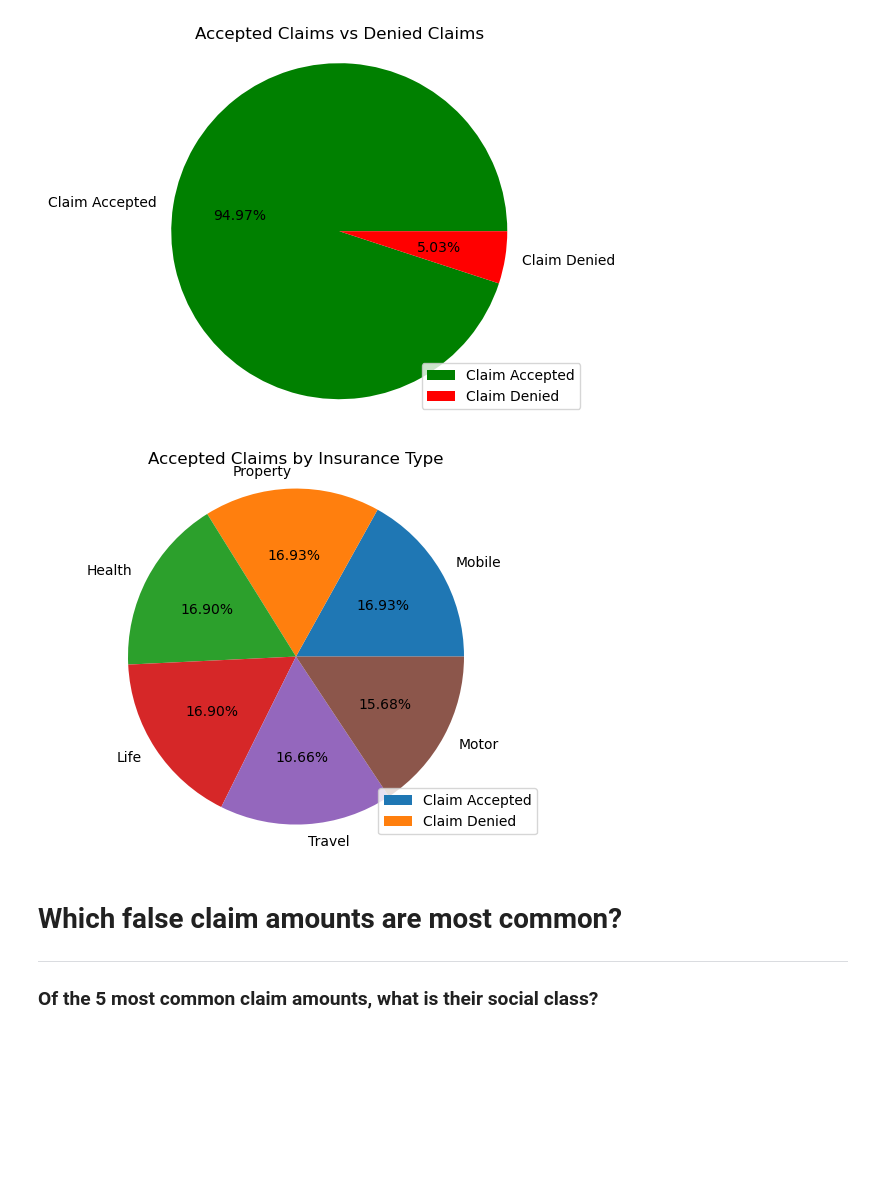
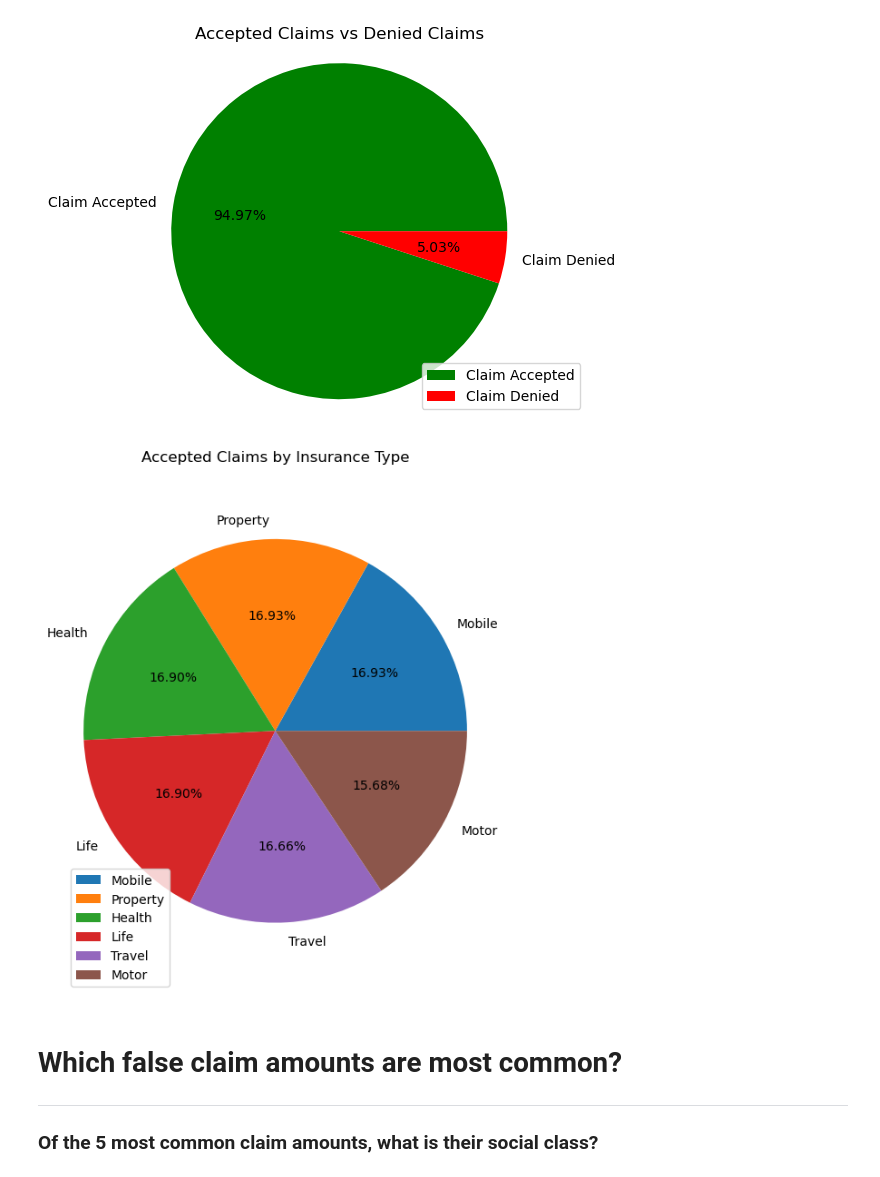
Before and after one commit to JustinS25/Insurance-Claim-Detection, a Jupyter notebook: Code/insurance_claim_valuecounts.ipynb, the cells around one changed output. Drawn from its saved outputs; the diff is of its cells as text; code cells hidden in the pictures; blank space fills up the shorter version.

```diff
--- a/Code/insurance_claim_valuecounts.ipynb
+++ b/Code/insurance_claim_valuecounts.ipynb
@@ -82,20 +82,20 @@ plt.show()
 [figure]
 # %%
 # Pie chart to show accpepted claims insurance type
-insurance_count.plot(kind="pie", autopct= "%1.2f%%")
+insurance_count.plot(kind="pie", autopct= "%1.2f%%", figsize=(6,7.5))
 
 # Label Plot
 plt.title("Accepted Claims by Insurance Type")
-plt.legend(labels, loc="lower right")
+plt.legend(loc="lower left")
 plt.axis('equal')
 plt.ylabel("")
 
 # Save plot
 plt.savefig('Images/Accepted_Insurance_Type.png')
 # Show plot
 plt.show()
 # %% [output]
-[figure, old version]
+[figure, new version]
 # %% [markdown]
 # Which false claim amounts are most common?
 ----
```
Also changed, not shown: parts of 7 cells of this notebook, 5 other files.
